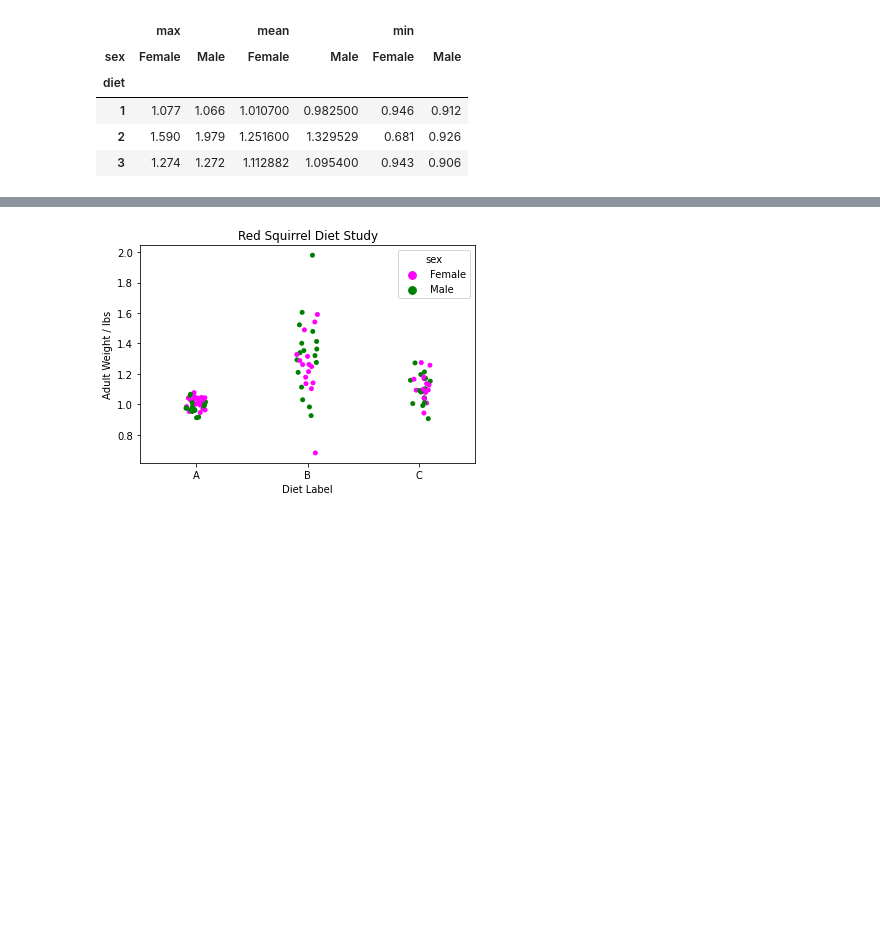
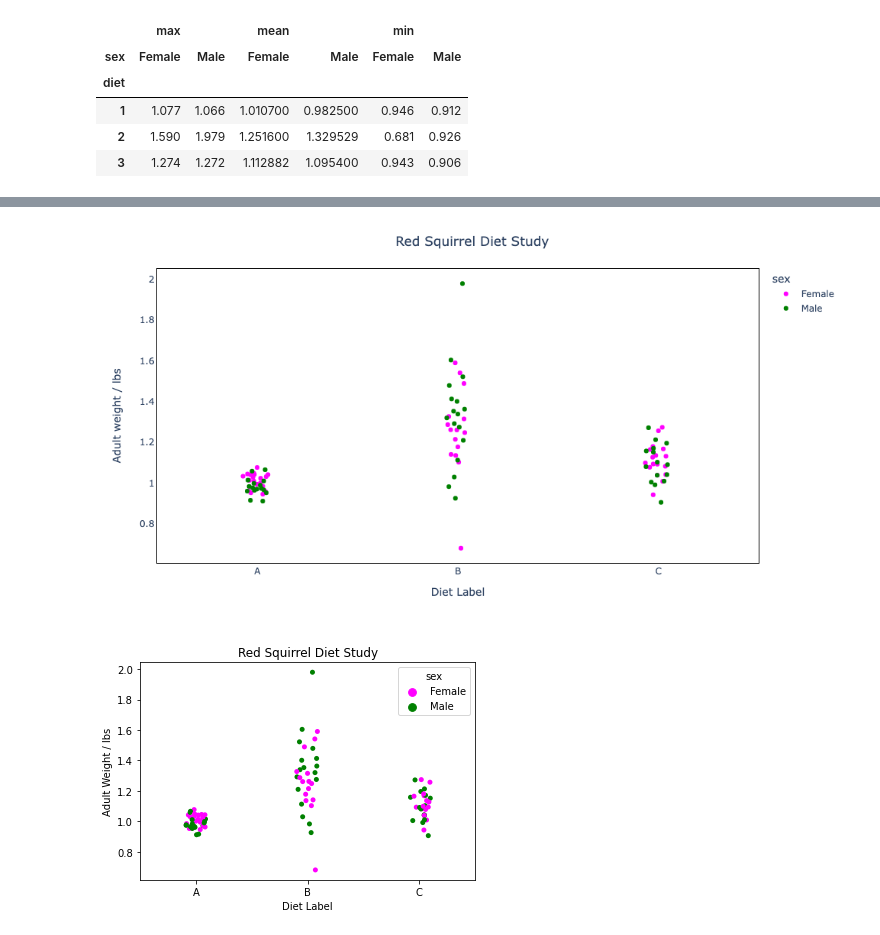
Before and after one commit to Kseniya-G/TripleTen_Projects, a Jupyter notebook: Data Vizualization - Squirrel Diet/squirrel_diet.ipynb, the cells around one changed output, grey strips where cells are left out. Cells and saved outputs as stored; diff of their text form; code cells hidden in the pictures; blank space fills up the shorter version.

```diff
--- a/Data Vizualization - Squirrel Diet/squirrel_diet.ipynb
+++ b/Data Vizualization - Squirrel Diet/squirrel_diet.ipynb
@@ -127,6 +128,11 @@ fig.show()
 # %% [output]
 [interactive output not drawn]
 [interactive output not drawn]
+# %%
+# adding picture of graph
+display.Image("/Users/kseniyagormash/Desktop/Pics/newplot32.png")
+# %% [output]
+[figure, added]
 # %%
 # creating a plot using seaborn library
 sns.stripplot(x='diet',
```
Also changed, not shown: parts of 1 cell of this notebook, 6 other files.
